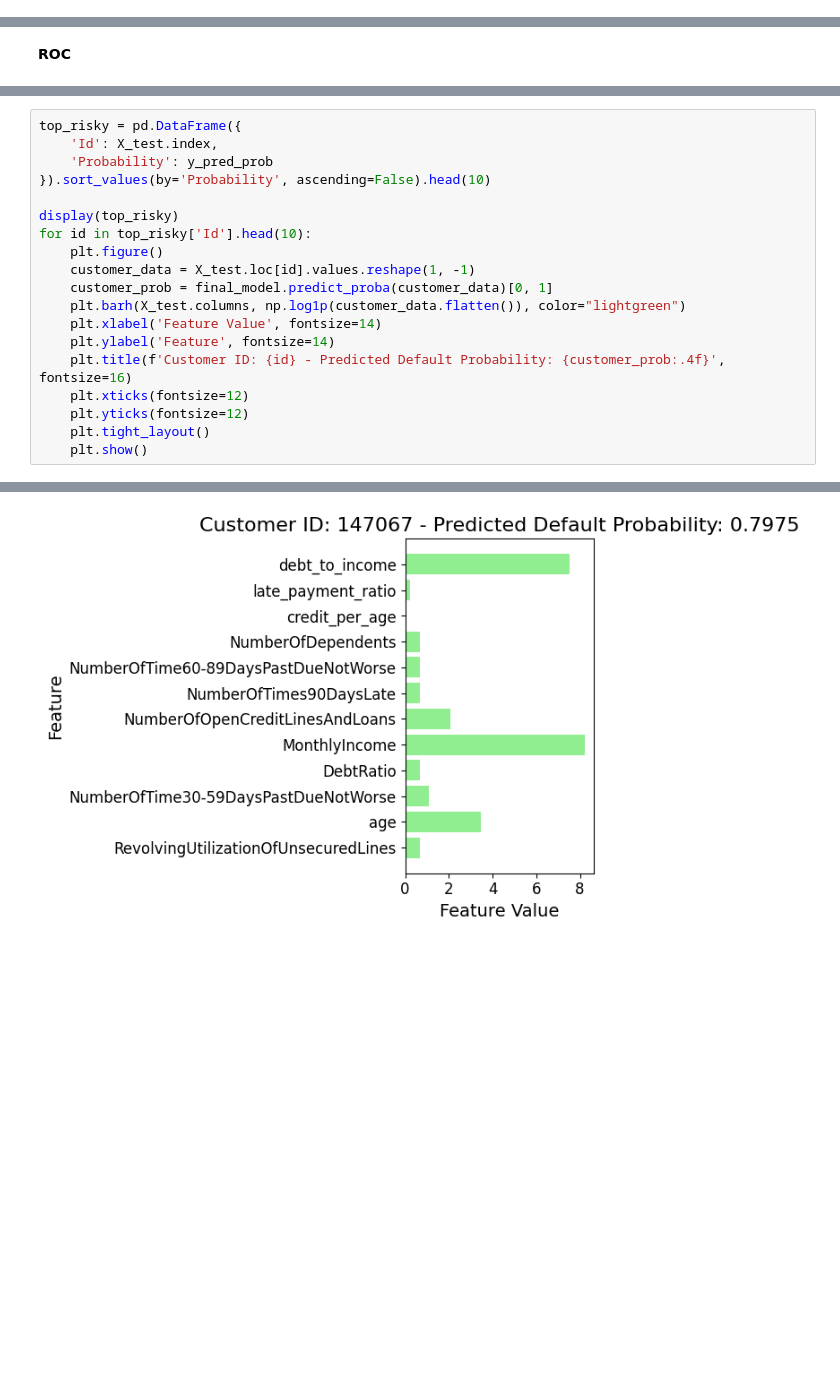
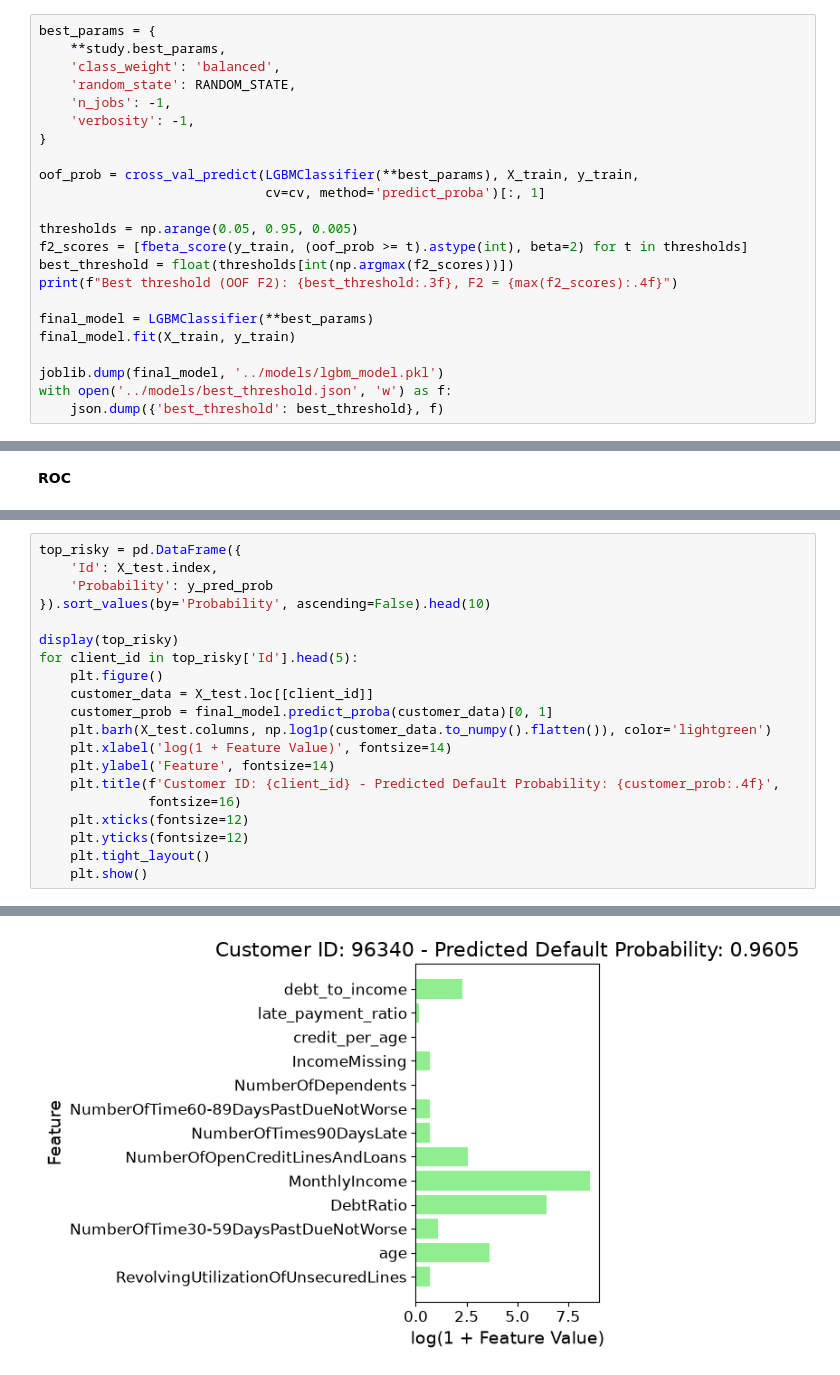
Before and after one commit to JanIzmer/Credit_Scoring_Project, a Jupyter notebook: notebooks/02_Modeling.ipynb, the cells around one changed output, grey strips where cells are left out. Cells and saved outputs as stored; diff of their text form; blank space fills up the shorter version.

```diff
--- a/notebooks/02_Modeling.ipynb
+++ b/notebooks/02_Modeling.ipynb
@@ -146,0 +130,23 @@ joblib.dump(final_model, '../models/lgbm_model.pkl')
+# %%
+best_params = {
+    **study.best_params,
+    'class_weight': 'balanced',
+    'random_state': RANDOM_STATE,
+    'n_jobs': -1,
+    'verbosity': -1,
+}
+
+oof_prob = cross_val_predict(LGBMClassifier(**best_params), X_train, y_train,
+                             cv=cv, method='predict_proba')[:, 1]
+
+thresholds = np.arange(0.05, 0.95, 0.005)
+f2_scores = [fbeta_score(y_train, (oof_prob >= t).astype(int), beta=2) for t in thresholds]
+best_threshold = float(thresholds[int(np.argmax(f2_scores))])
+print(f"Best threshold (OOF F2): {best_threshold:.3f}, F2 = {max(f2_scores):.4f}")
+
+final_model = LGBMClassifier(**best_params)
+final_model.fit(X_train, y_train)
+
+joblib.dump(final_model, '../models/lgbm_model.pkl')
+with open('../models/best_threshold.json', 'w') as f:
+    json.dump({'best_threshold': best_threshold}, f)
@@ -193,14 +264,15 @@ top_risky = pd.DataFrame({
 }).sort_values(by='Probability', ascending=False).head(10)
 
 display(top_risky)
-for id in top_risky['Id'].head(10):
+for client_id in top_risky['Id'].head(5):
     plt.figure()
-    customer_data = X_test.loc[id].values.reshape(1, -1)
+    customer_data = X_test.loc[[client_id]]
     customer_prob = final_model.predict_proba(customer_data)[0, 1]
-    plt.barh(X_test.columns, np.log1p(customer_data.flatten()), color="lightgreen")
-    plt.xlabel('Feature Value', fontsize=14)
+    plt.barh(X_test.columns, np.log1p(customer_data.to_numpy().flatten()), color='lightgreen')
+    plt.xlabel('log(1 + Feature Value)', fontsize=14)
     plt.ylabel('Feature', fontsize=14)
-    plt.title(f'Customer ID: {id} - Predicted Default Probability: {customer_prob:.4f}', fontsize=16)
+    plt.title(f'Customer ID: {client_id} - Predicted Default Probability: {customer_prob:.4f}',
+              fontsize=16)
     plt.xticks(fontsize=12)
     plt.yticks(fontsize=12)
     plt.tight_layout()
@@ -223 +295 @@ for id in top_risky['Id'].head(10):
-[figure, old version]
+[figure, new version]
```
Also changed, not shown: parts of 32 cells of this notebook, 9 other files.
